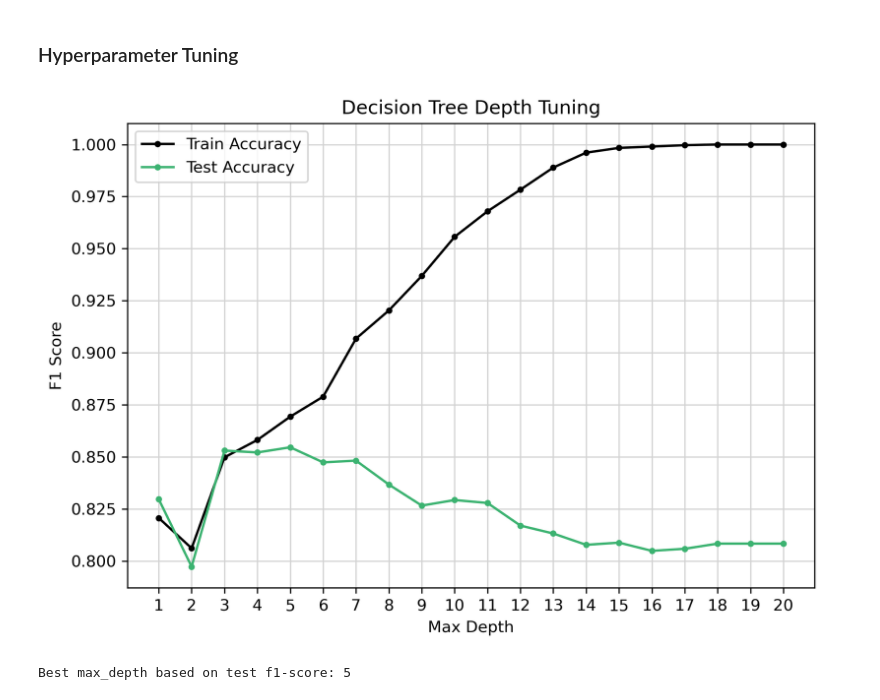
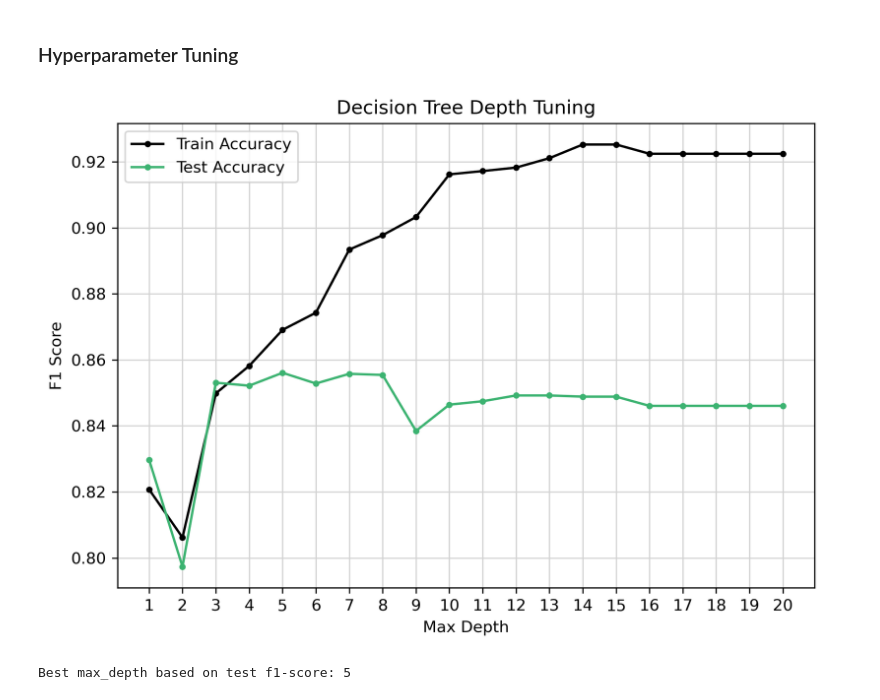
Before and after one commit to michael-van-vuuren/csci5612-workspace, a Jupyter notebook: models/supervised/decision-tree-metadata-social-media.ipynb, the cells around one changed output. Saved outputs shown, nothing was run; the diff lists cells and outputs as text; code cells hidden in the pictures.

```diff
--- a/models/supervised/decision-tree-metadata-social-media.ipynb
+++ b/models/supervised/decision-tree-metadata-social-media.ipynb
@@ -100,6 +100,7 @@ import numpy as np
 import seaborn as sns
 
 RSEED = 22
+CCP_ALPHA = 0.001
 
 
 # 2. Splitting
@@ -116,7 +117,7 @@ train_X, train_y, test_X, test_y, features, classes = splitter.x_y(train_df, tes
 
 
 # 4. Training
-DT = DecisionTreeClassifier(random_state=RSEED, max_depth=5)
+DT = DecisionTreeClassifier(random_state=RSEED, max_depth=5, ccp_alpha=CCP_ALPHA)
 DT.fit(train_X, train_y)
 
 
@@ -141,7 +142,7 @@ graph = graphviz.Source(tree_visualization)
 
 display(graph)
 
-graph.render('DT_Viz', format='pdf', cleanup=True)
+graph.render('dt-viz-social-media', format='pdf', cleanup=True)
 
 # -- Via feature importance
 plt.figure(figsize=(7, 5))
@@ -202,33 +203,33 @@ from sklearn.metrics import f1_score
 # 8. Hyperparameter tuning for max_depth (f1-score)
 depth_range = range(1, 21)
 train_scores = []
 test_scores = []
 
 for depth in depth_range:
-    model = DecisionTreeClassifier(random_state=RSEED, max_depth=depth)
+    model = DecisionTreeClassifier(random_state=RSEED, max_depth=depth, ccp_alpha=CCP_ALPHA)
     model.fit(train_X, train_y)
 
     train_pred = model.predict(train_X)
     test_pred = model.predict(test_X)
 
     train_scores.append(f1_score(train_y, train_pred))
     test_scores.append(f1_score(test_y, test_pred))
 
 plt.figure(figsize=(7, 5))
 plt.plot(depth_range, train_scores, label='Train Accuracy', marker='.', color='black')
 plt.plot(depth_range, test_scores, label='Test Accuracy', marker='.', color='mediumseagreen')
 plt.xlabel('Max Depth')
 plt.ylabel('F1 Score')
 plt.title('Decision Tree Depth Tuning')
 plt.legend()
 plt.grid(color='lightgray')
 plt.xticks(depth_range)
 plt.tight_layout()
 plt.show()
 
 # -- Best depth (highest f1-score)
 best_depth = depth_range[np.argmax(test_scores)]
 print(f'Best max_depth based on test f1-score: {best_depth}')
 # %% [output]
-[figure, old version]
+[figure, new version]
 Best max_depth based on test f1-score: 5
```
Also changed, not shown: parts of 2 cells of this notebook, 5 other files.
